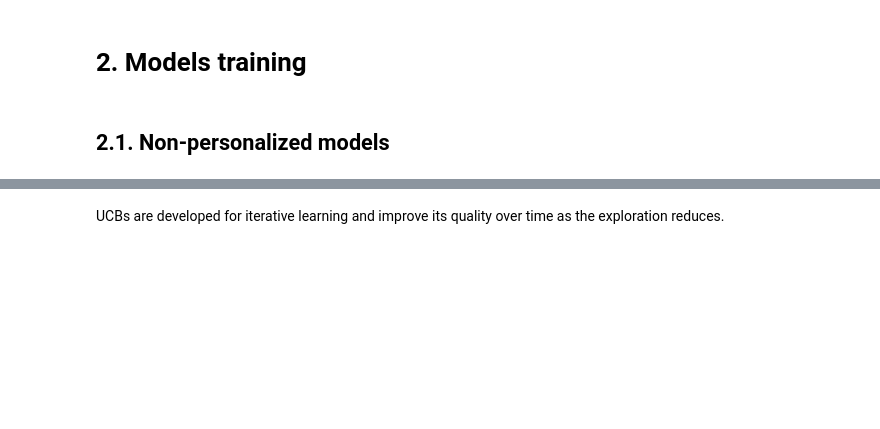
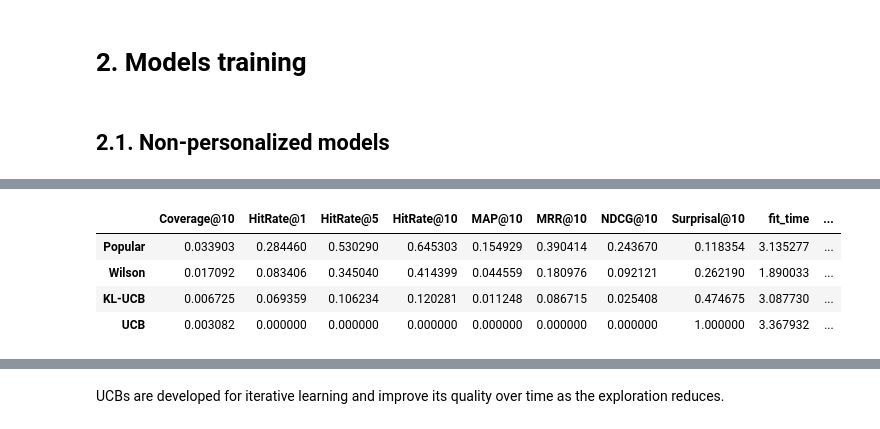
Before and after one commit to Arkadiy-Vladimirov/MyRePlay, a Jupyter notebook: my_experiments/01_models_comparison.ipynb, the cells around one changed output, grey strips where cells are left out. Saved outputs shown, nothing was run; the diff lists cells and outputs as text; code cells hidden in the pictures; blank space fills up the shorter version.

```diff
--- a/my_experiments/01_models_comparison.ipynb
+++ b/my_experiments/01_models_comparison.ipynb
@@ -362,3 +341,11 @@ Wall time: 1min 59s
+# %%
+e.results.sort_values('NDCG@10', ascending=False)
+# %% [output]
+|  | Coverage@10 | HitRate@1 | HitRate@5 | HitRate@10 | MAP@10 | MRR@10 | NDCG@10 | Surprisal@10 | fit_time | ... |
+| Popular | 0.033903 | 0.284460 | 0.530290 | 0.645303 | 0.154929 | 0.390414 | 0.243670 | 0.118354 | 3.135277 | ... |
+| Wilson | 0.017092 | 0.083406 | 0.345040 | 0.414399 | 0.044559 | 0.180976 | 0.092121 | 0.262190 | 1.890033 | ... |
+| KL-UCB | 0.006725 | 0.069359 | 0.106234 | 0.120281 | 0.011248 | 0.086715 | 0.025408 | 0.474675 | 3.087730 | ... |
+| UCB | 0.003082 | 0.000000 | 0.000000 | 0.000000 | 0.000000 | 0.000000 | 0.000000 | 1.000000 | 3.367932 | ... |
 # %%
 e.results.sort_values('NDCG@10', ascending=False)
 # %% [output]
```
Also changed, not shown: parts of 8 cells of this notebook, 5 other files.
